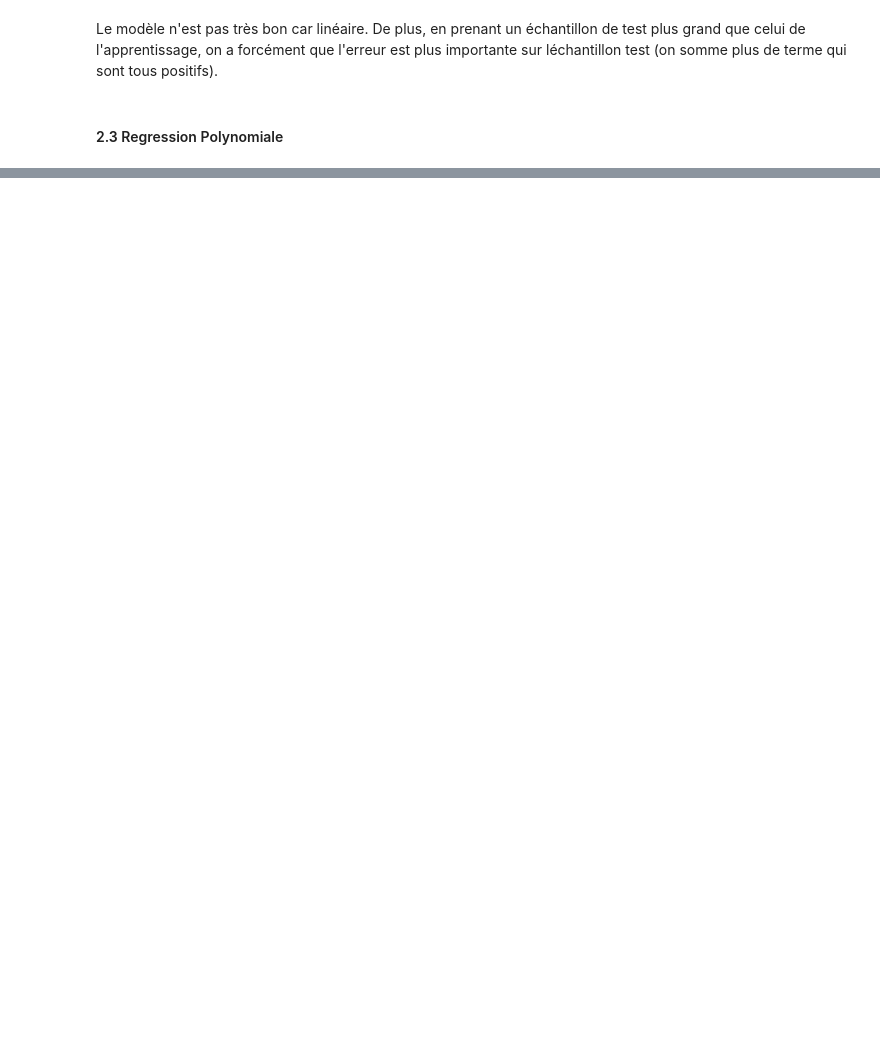
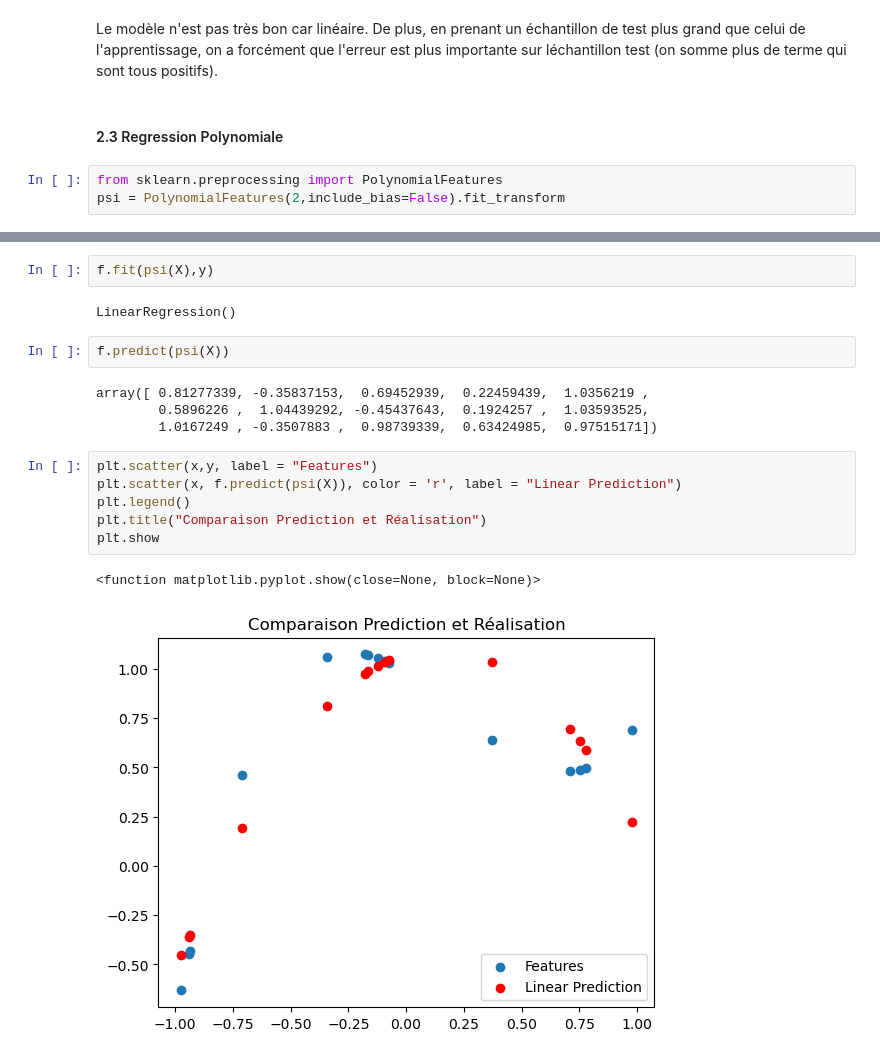
Before and after one commit to DiegoRenaud/ML-2A, a Jupyter notebook: TD1.ipynb, the cells around one changed output, grey strips where cells are left out. Cells and saved outputs as stored; diff of their text form; blank space fills up the shorter version.

```diff
--- a/TD1.ipynb
+++ b/TD1.ipynb
@@ -139,3 +144,6 @@ E_test
 Le modèle n'est pas très bon car linéaire. De plus, en prenant un échantillon de test plus grand que celui de l'apprentissage, on a forcément que l'erreur est plus importante sur léchantillon test (on somme plus de terme qui sont tous positifs).
 # %% [markdown]
 #### 2.3 Regression Polynomiale
+# %%
+from sklearn.preprocessing import PolynomialFeatures
+psi = PolynomialFeatures(2,include_bias=False).fit_transform
@@ -141,0 +168,19 @@ Le modèle n'est pas très bon car linéaire. De plus, en prenant un échantillo
+# %%
+f.fit(psi(X),y)
+# %% [output]
+LinearRegression()
+# %%
+f.predict(psi(X))
+# %% [output]
+array([ 0.81277339, -0.35837153,  0.69452939,  0.22459439,  1.0356219 ,
+        0.5896226 ,  1.04439292, -0.45437643,  0.1924257 ,  1.03593525,
+        1.0167249 , -0.3507883 ,  0.98739339,  0.63424985,  0.97515171])
+# %%
+plt.scatter(x,y, label = "Features")
+plt.scatter(x, f.predict(psi(X)), color = 'r', label = "Linear Prediction")
+plt.legend()
+plt.title("Comparaison Prediction et Réalisation")
+plt.show
+# %% [output]
+<function matplotlib.pyplot.show(close=None, block=None)>
+[figure, added]
```
Also changed, not shown: parts of 13 cells of this notebook.
